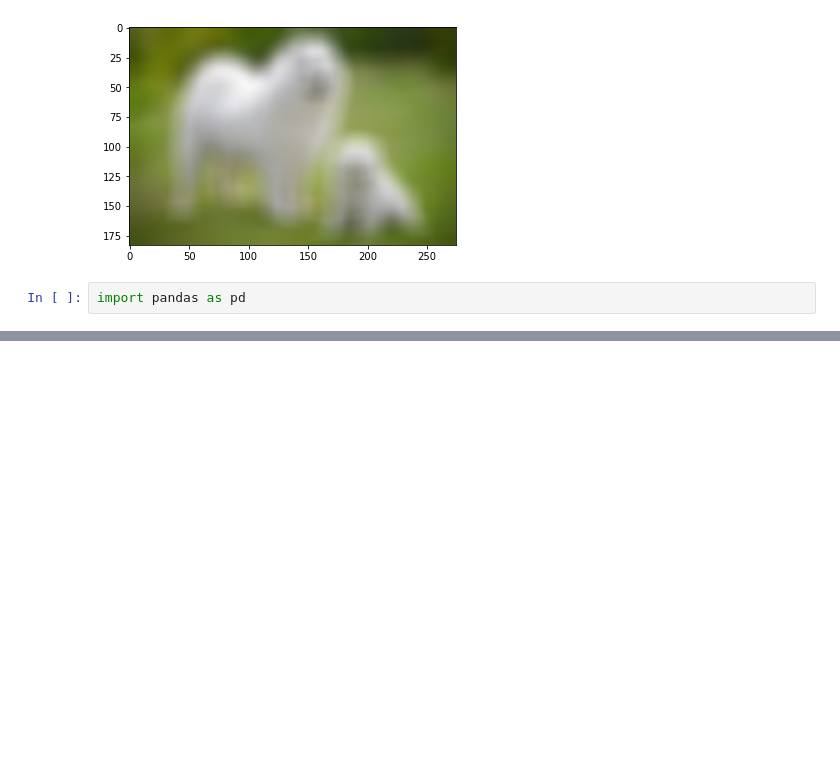
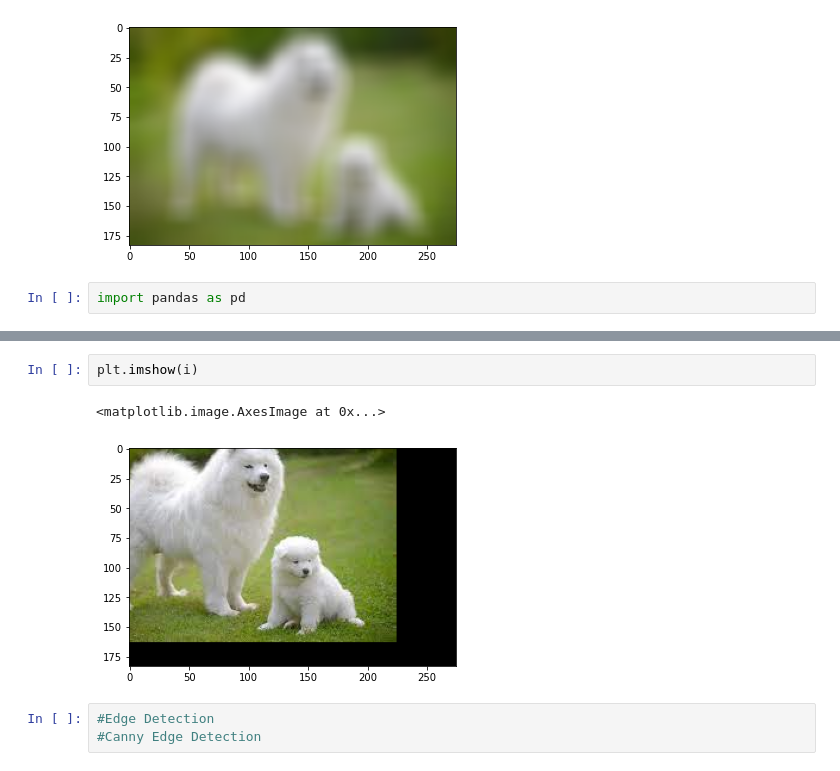
Before and after one commit to SKME20417/Python-fundaments, a Jupyter notebook: Open_cv_07_05_2023.ipynb, the cells around one changed output, grey strips where cells are left out. Drawn from its saved outputs; the diff is of its cells as text; blank space fills up the shorter version.

```diff
--- a/Open_cv_07_05_2023.ipynb
+++ b/Open_cv_07_05_2023.ipynb
@@ -122,0 +151,8 @@ import pandas as pd
+# %%
+plt.imshow(i)
+# %% [output]
+<matplotlib.image.AxesImage at 0x...>
+[figure, added]
+# %%
+#Edge Detection
+#Canny Edge Detection
```
Also changed, not shown: parts of 13 cells of this notebook.
